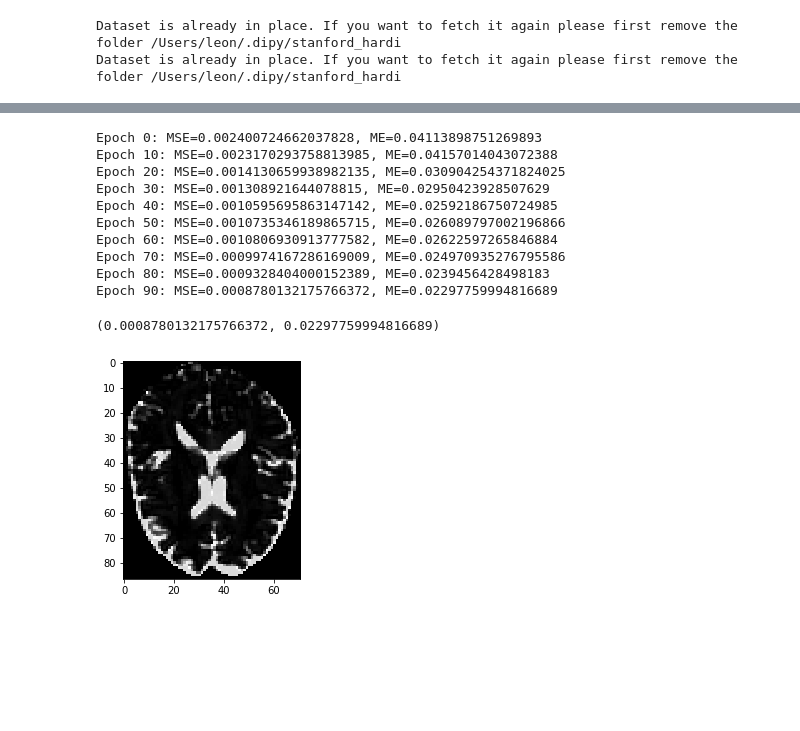
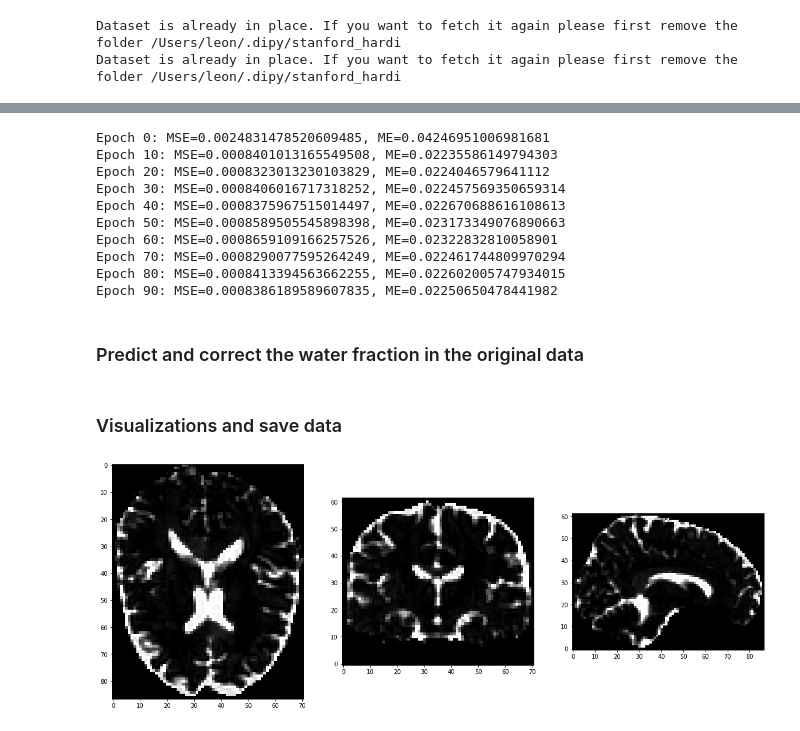
Before and after one commit to weningerleon/DLFreeWaterModel, a Jupyter notebook: example.ipynb, the cells around one changed output, grey strips where cells are left out. Drawn from its saved outputs; the diff is of its cells as text; code cells hidden in the pictures; blank space fills up the shorter version.

```diff
--- a/example.ipynb
+++ b/example.ipynb
@@ -41,31 +51,39 @@ Dataset is already in place. If you want to fetch it again please first remove t
 # %%
-synDataLoader = SynDiffData(gtab, dwi, csf_mask=csf, gm_mask=gm, wm_mask=wm)
-syn_diff_data, water_fraction = synDataLoader.create_waterfraction_data(sample_size=25000) # this may take a while
-
 net = learning.Net(synDataLoader.datashape, 1)
 
 optimizer = torch.optim.Adam(net.parameters(), lr=0.005)
 num_epochs = 100
 criterion = nn.MSELoss()
 
-learning.train(syn_diff_data, water_fraction, net, criterion, num_epochs, optimizer)
+mse, me = learning.train(syn_diff_data, water_fraction, net, criterion, num_epochs, optimizer)
 # %% [output]
-Epoch 0: MSE=0.002400724662037828, ME=0.04113898751269893
-Epoch 10: MSE=0.0023170293758813985, ME=0.04157014043072388
-Epoch 20: MSE=0.0014130659938982135, ME=0.030904254371824025
-Epoch 30: MSE=0.001308921644078815, ME=0.02950423928507629
-Epoch 40: MSE=0.0010595695863147142, ME=0.02592186750724985
-Epoch 50: MSE=0.0010735346189865715, ME=0.026089797002196866
-Epoch 60: MSE=0.0010806930913777582, ME=0.02622597265846884
-Epoch 70: MSE=0.0009974167286169009, ME=0.024970935276795586
-Epoch 80: MSE=0.0009328404000152389, ME=0.0239456428498183
-Epoch 90: MSE=0.0008780132175766372, ME=0.02297759994816689
+Epoch 0: MSE=0.0024831478520609485, ME=0.04246951006981681
+Epoch 10: MSE=0.0008401013165549508, ME=0.02235586149794303
+Epoch 20: MSE=0.0008323013230103829, ME=0.0224046579641112
+Epoch 30: MSE=0.0008406016717318252, ME=0.022457569350659314
+Epoch 40: MSE=0.0008375967515014497, ME=0.022670688616108613
+Epoch 50: MSE=0.0008589505545898398, ME=0.023173349076890663
+Epoch 60: MSE=0.0008659109166257526, ME=0.02322832810058901
+Epoch 70: MSE=0.0008290077595264249, ME=0.022461744809970294
+Epoch 80: MSE=0.0008413394563662255, ME=0.022602005747934015
+Epoch 90: MSE=0.0008386189589607835, ME=0.02250650478441982
-(0.0008780132175766372, 0.02297759994816689)
+# %% [markdown]
+### Predict and correct the water fraction in the original data
 # %%
-water_fraction, water_corrected = dehydrate(maskdata, mask, synDataLoader, net)
+f_fw_predicted, dwi_water_corrected = dehydrate(maskdata, mask, synDataLoader, net)
-# %%
-plt.figure('water fraction')
-plt.imshow(water_fraction[:,:,30].T, cmap='gray')
-plt.show()
-# %% [output]
-[figure, removed]
+# %% [markdown]
+### Visualizations and save data
+# %%
+plt.rcParams["figure.figsize"] = (20,10)
+plt.figure('water fraction')
+plt.subplot(1, 3, 1)
+plt.imshow(f_fw_predicted[:,:,30].T, cmap='gray')
+plt.subplot(1, 3, 2)
+plt.imshow(f_fw_predicted[:,40,:].T, origin='lower', cmap='gray')
+plt.subplot(1, 3, 3)
+plt.imshow(f_fw_predicted[30,:,:].T, origin='lower', cmap='gray')
+
+save_nifti("f_fw.nii.gz", f_fw_predicted, img.affine)
+save_nifti("dwi_fwe.nii.gz", dwi_water_corrected, img.affine)
+# %% [output]
+[figure, added]
```
Also changed, not shown: parts of 6 cells of this notebook.
